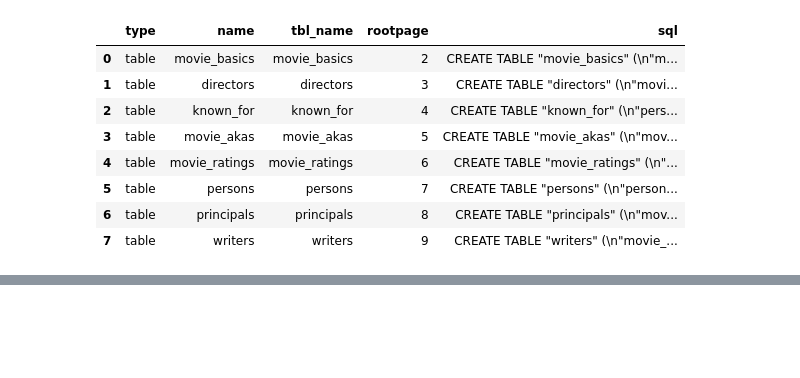
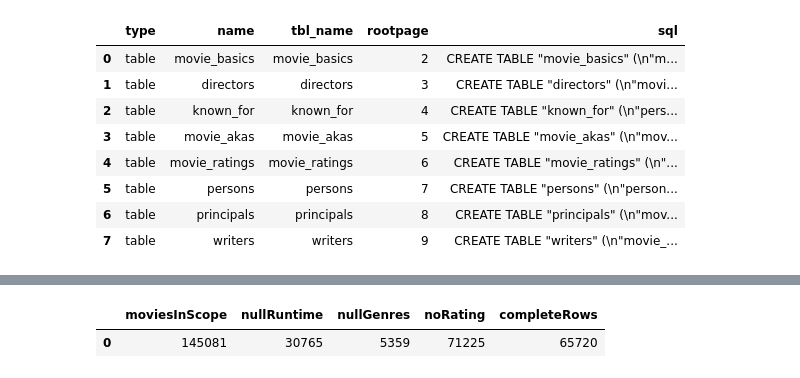
Before and after one commit to AtTieFighter23/dsc-sql-summative-lab, a Jupyter notebook: SQLSummativeLab.ipynb, the cells around one changed output, grey strips where cells are left out. Drawn from its saved outputs; the diff is of its cells as text; code cells hidden in the pictures; blank space fills up the shorter version.

```diff
--- a/SQLSummativeLab.ipynb
+++ b/SQLSummativeLab.ipynb
@@ -556,0 +584,18 @@ None
+# %%
+# Null / coverage check for in-scope movies (start_year 2010-2019)
+null_check = pd.read_sql("""
+    SELECT COUNT(*) AS moviesInScope,
+           SUM(CASE WHEN mb.runtime_minutes IS NULL THEN 1 ELSE 0 END) AS nullRuntime,
+           SUM(CASE WHEN mb.genres IS NULL THEN 1 ELSE 0 END) AS nullGenres,
+           SUM(CASE WHEN mr.movie_id IS NULL THEN 1 ELSE 0 END) AS noRating,
+           SUM(CASE WHEN mb.runtime_minutes IS NOT NULL AND mb.genres IS NOT NULL
+                     AND mr.movie_id IS NOT NULL THEN 1 ELSE 0 END) AS completeRows
+    FROM movie_basics AS mb
+    LEFT JOIN movie_ratings AS mr
+        ON mb.movie_id = mr.movie_id
+    WHERE mb.start_year <= 2019
+""", conn4)
+null_check
+# %% [output]
+|  | moviesInScope | nullRuntime | nullGenres | noRating | completeRows |
+| 0 | 145081 | 30765 | 5359 | 71225 | 65720 |
```
Also changed, not shown: parts of 10 cells of this notebook.
